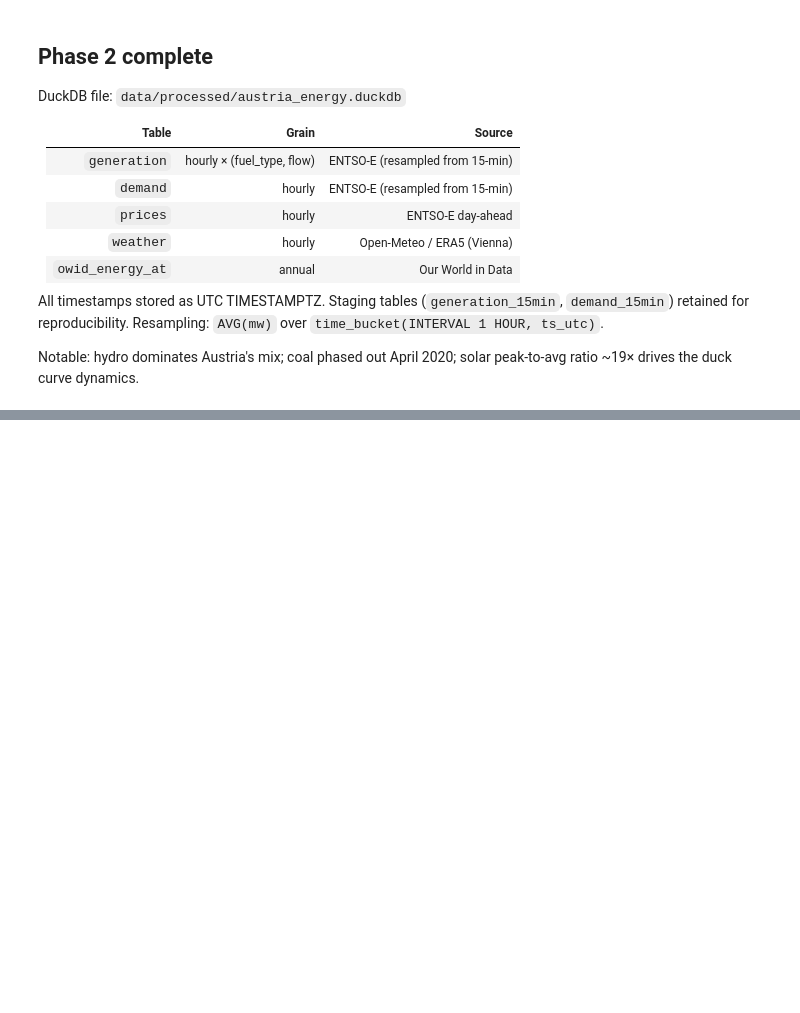
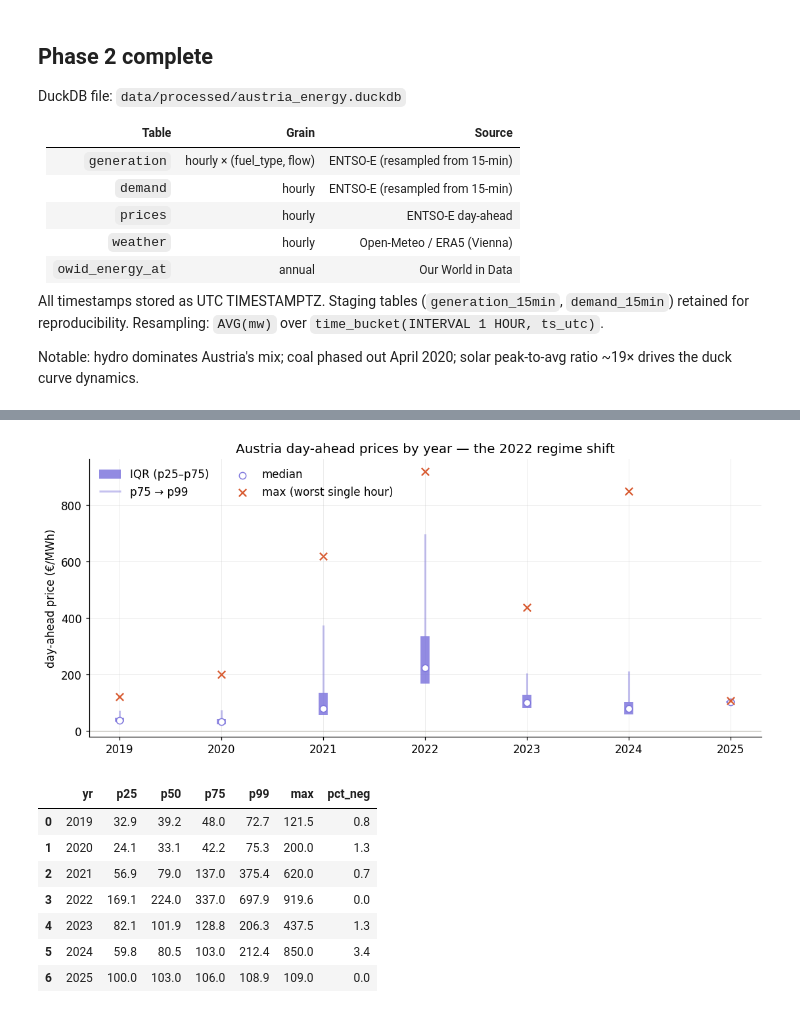
Before and after one commit to fatemeh-studio/austria-energy-analysis, a Jupyter notebook: notebooks/02_cleaning_eda.ipynb, the cells around one changed output, grey strips where cells are left out. Saved outputs shown, nothing was run; the diff lists cells and outputs as text; code cells hidden in the pictures; blank space fills up the shorter version.

```diff
--- a/notebooks/02_cleaning_eda.ipynb
+++ b/notebooks/02_cleaning_eda.ipynb
@@ -337,0 +612,63 @@ solar peak-to-avg ratio ~19× drives the duck curve dynamics.
+# %%
+# 02_cleaning_eda.ipynb — Cell J (Phase 3): the ONE distribution worth plotting
+# Of 13 metrics, only prices show a regime shift a summary number can't convey.
+import sys
+from pathlib import Path
+
+import matplotlib.pyplot as plt
+
+# make src/ importable from the notebook
+PROJECT_ROOT = Path.cwd().parent
+if str(PROJECT_ROOT) not in sys.path:
+    sys.path.insert(0, str(PROJECT_ROOT))
+
+from src.viz import set_house_style, PALETTE  # noqa: E402
+
+set_house_style()
+
+# Per-year price structure — robust quantiles computed in SQL.
+# Year extracted in UTC; the CET offset is immaterial at annual grain.
+yr = con.sql("""
+SELECT
+    EXTRACT(year FROM ts_utc)                          AS yr,
+    quantile_cont(price_eur_mwh, 0.25)                 AS p25,
+    median(price_eur_mwh)                              AS p50,
+    quantile_cont(price_eur_mwh, 0.75)                 AS p75,
+    quantile_cont(price_eur_mwh, 0.99)                 AS p99,
+    MAX(price_eur_mwh)                                 AS max,
+    100.0 * COUNT(*) FILTER (WHERE price_eur_mwh < 0)
+          / COUNT(*)                                   AS pct_neg
+FROM prices
+GROUP BY yr
+ORDER BY yr
+""").df()
+
+fig, ax = plt.subplots()
+x = yr["yr"]
+
+ax.vlines(x, yr["p25"], yr["p75"], color=PALETTE["price"], lw=9, alpha=0.85,
+          label="IQR (p25–p75)")
+ax.vlines(x, yr["p75"], yr["p99"], color=PALETTE["price"], lw=2, alpha=0.45,
+          label="p75 → p99")
+ax.scatter(x, yr["p50"], facecolor="white", edgecolor=PALETTE["price"],
+           s=45, zorder=5, label="median")
+ax.scatter(x, yr["max"], marker="x", color=PALETTE["accent"], s=55, zorder=5,
+           label="max (worst single hour)")
+
+ax.axhline(0, color=PALETTE["muted"], lw=0.8)   # negative prices live below this
+ax.set_ylabel("day-ahead price (€/MWh)")
+ax.set_title("Austria day-ahead prices by year — the 2022 regime shift")
+ax.legend(loc="upper left", ncol=2)
+plt.show()
+
+display(yr.round(1))
+# %% [output]
+[figure, added]
+|  | yr | p25 | p50 | p75 | p99 | max | pct_neg |
+| 0 | 2019 | 32.9 | 39.2 | 48.0 | 72.7 | 121.5 | 0.8 |
+| 1 | 2020 | 24.1 | 33.1 | 42.2 | 75.3 | 200.0 | 1.3 |
+| 2 | 2021 | 56.9 | 79.0 | 137.0 | 375.4 | 620.0 | 0.7 |
+| 3 | 2022 | 169.1 | 224.0 | 337.0 | 697.9 | 919.6 | 0.0 |
+| 4 | 2023 | 82.1 | 101.9 | 128.8 | 206.3 | 437.5 | 1.3 |
+| 5 | 2024 | 59.8 | 80.5 | 103.0 | 212.4 | 850.0 | 3.4 |
+| 6 | 2025 | 100.0 | 103.0 | 106.0 | 108.9 | 109.0 | 0.0 |
```
Also changed, not shown: parts of 20 cells of this notebook, 2 other files.
